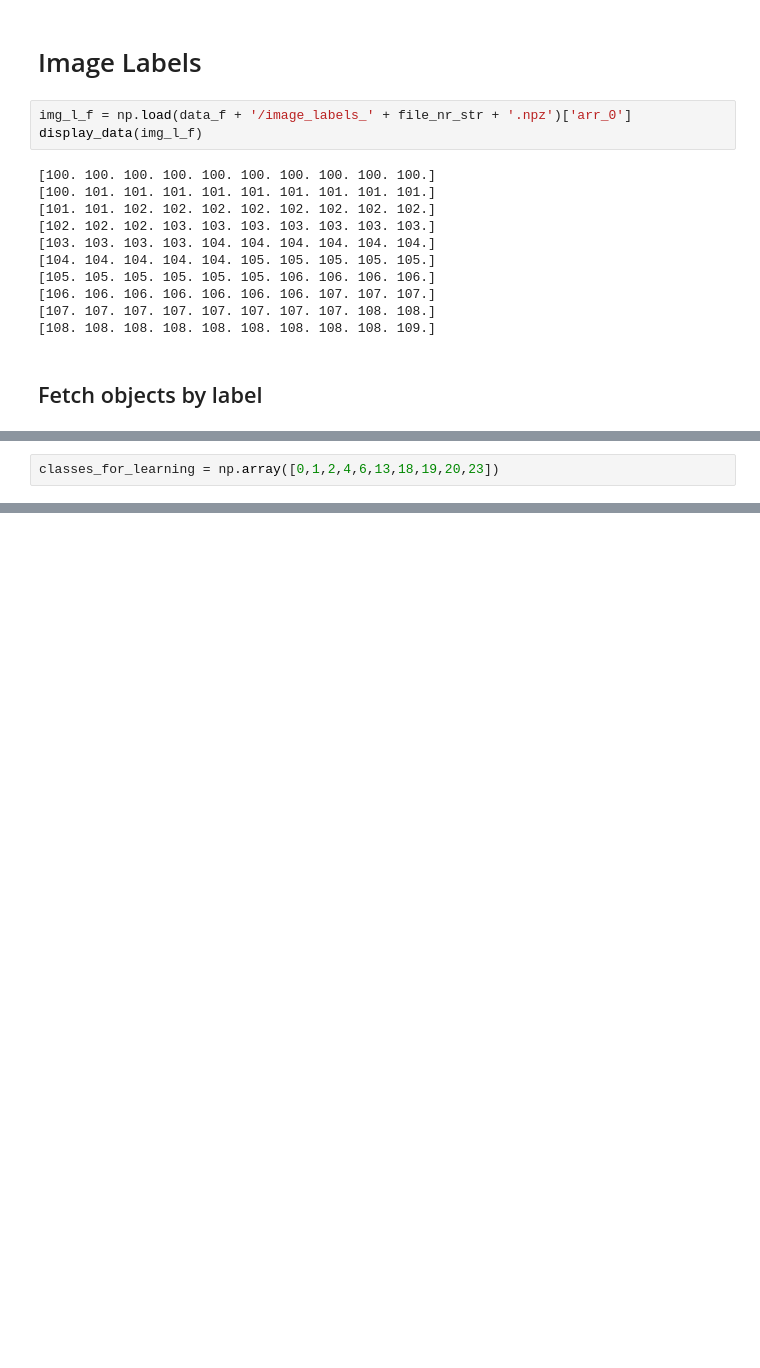
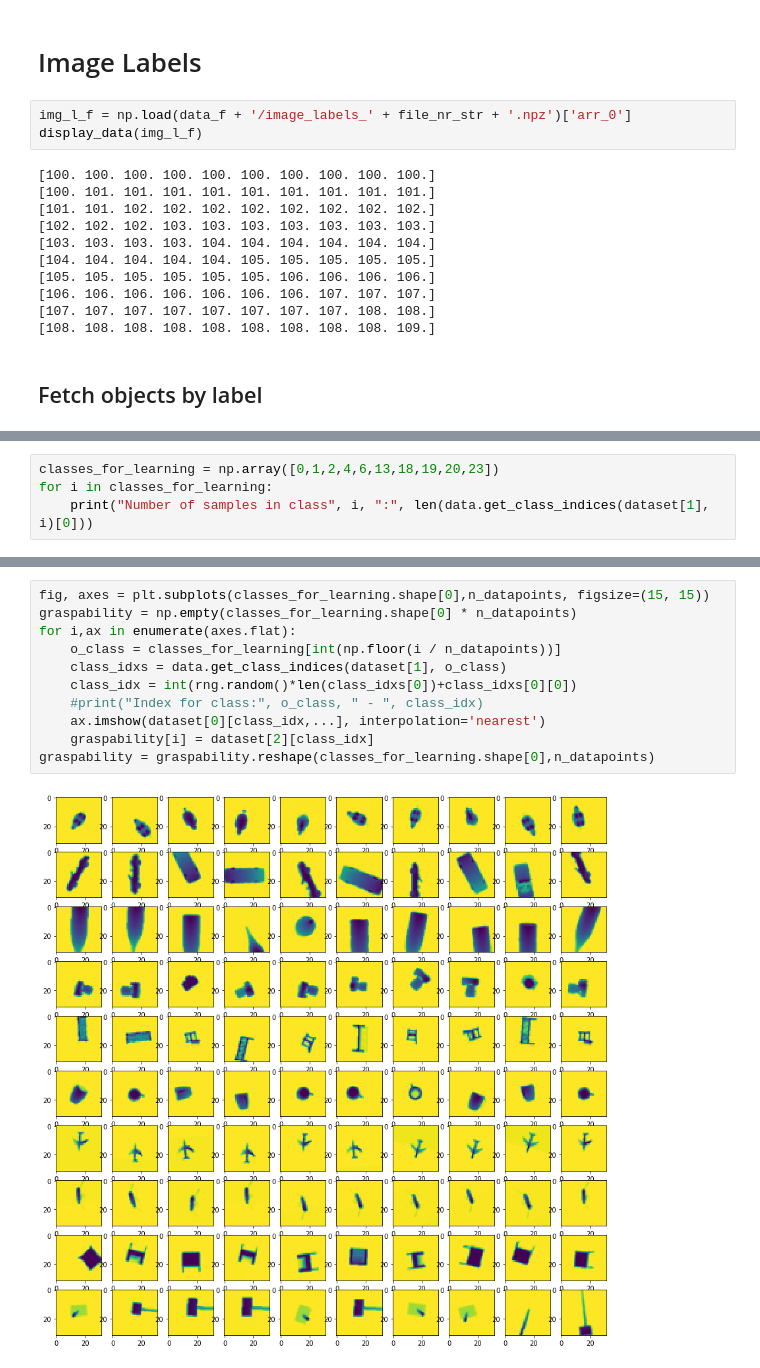
Before and after one commit to hvarfner/CondGenVAE-BO, a Jupyter notebook: dataset/dataset_exploration.ipynb, the cells around one changed output, grey strips where cells are left out. Saved outputs shown, nothing was run; the diff lists cells and outputs as text; blank space fills up the shorter version.

```diff
--- a/dataset/dataset_exploration.ipynb
+++ b/dataset/dataset_exploration.ipynb
@@ -253,2 +258,4 @@ Skipping class  15  because it has less than 100 samples:  0
 # %%
 classes_for_learning = np.array([0,1,2,4,6,13,18,19,20,23])
+for i in classes_for_learning:
+    print("Number of samples in class", i, ":", len(data.get_class_indices(dataset[1], i)[0]))
@@ -254,0 +273,13 @@ classes_for_learning = np.array([0,1,2,4,6,13,18,19,20,23])
+# %%
+fig, axes = plt.subplots(classes_for_learning.shape[0],n_datapoints, figsize=(15, 15))
+graspability = np.empty(classes_for_learning.shape[0] * n_datapoints)
+for i,ax in enumerate(axes.flat):
+    o_class = classes_for_learning[int(np.floor(i / n_datapoints))]
+    class_idxs = data.get_class_indices(dataset[1], o_class)
+    class_idx = int(rng.random()*len(class_idxs[0])+class_idxs[0][0])
+    #print("Index for class:", o_class, " - ", class_idx)
+    ax.imshow(dataset[0][class_idx,...], interpolation='nearest')
+    graspability[i] = dataset[2][class_idx]
+graspability = graspability.reshape(classes_for_learning.shape[0],n_datapoints)
+# %% [output]
+[figure, added]
```
Also changed, not shown: parts of 13 cells of this notebook, 1 other file.
